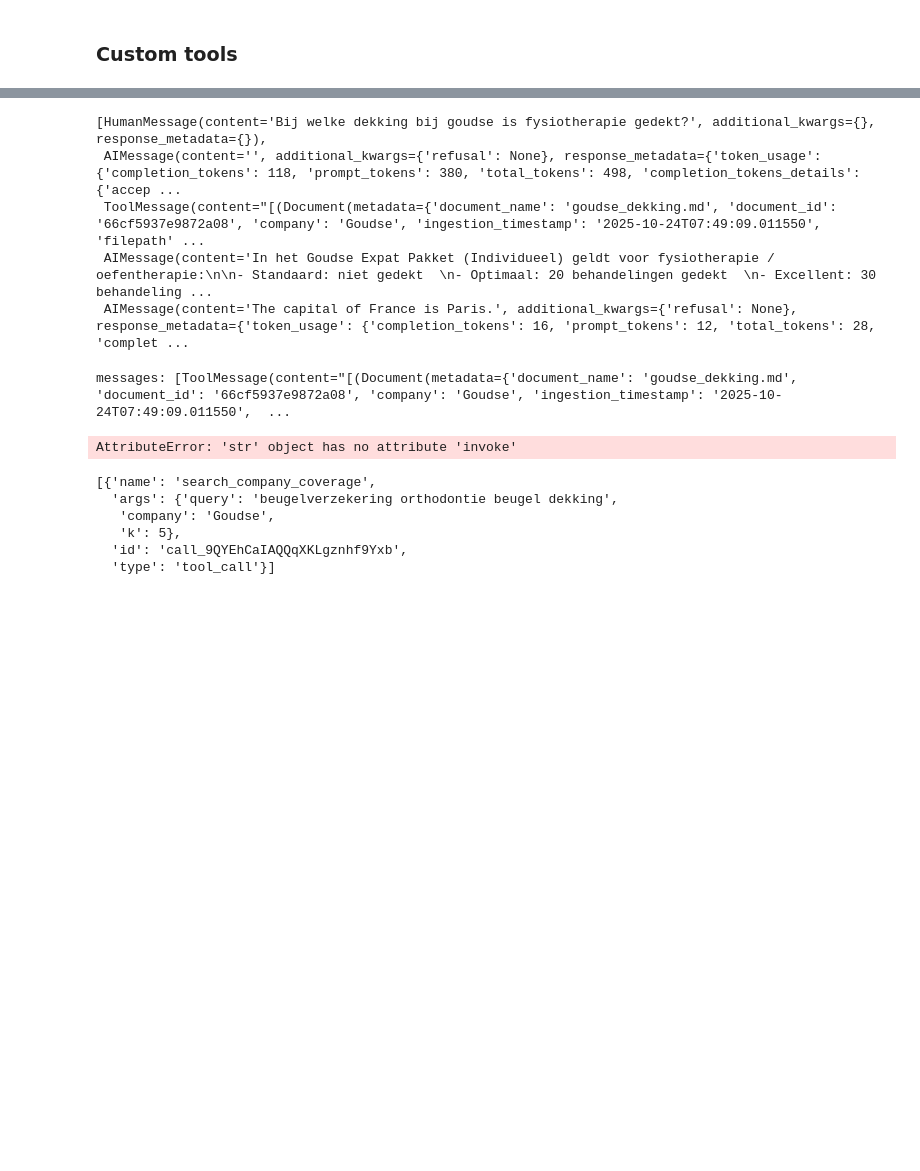
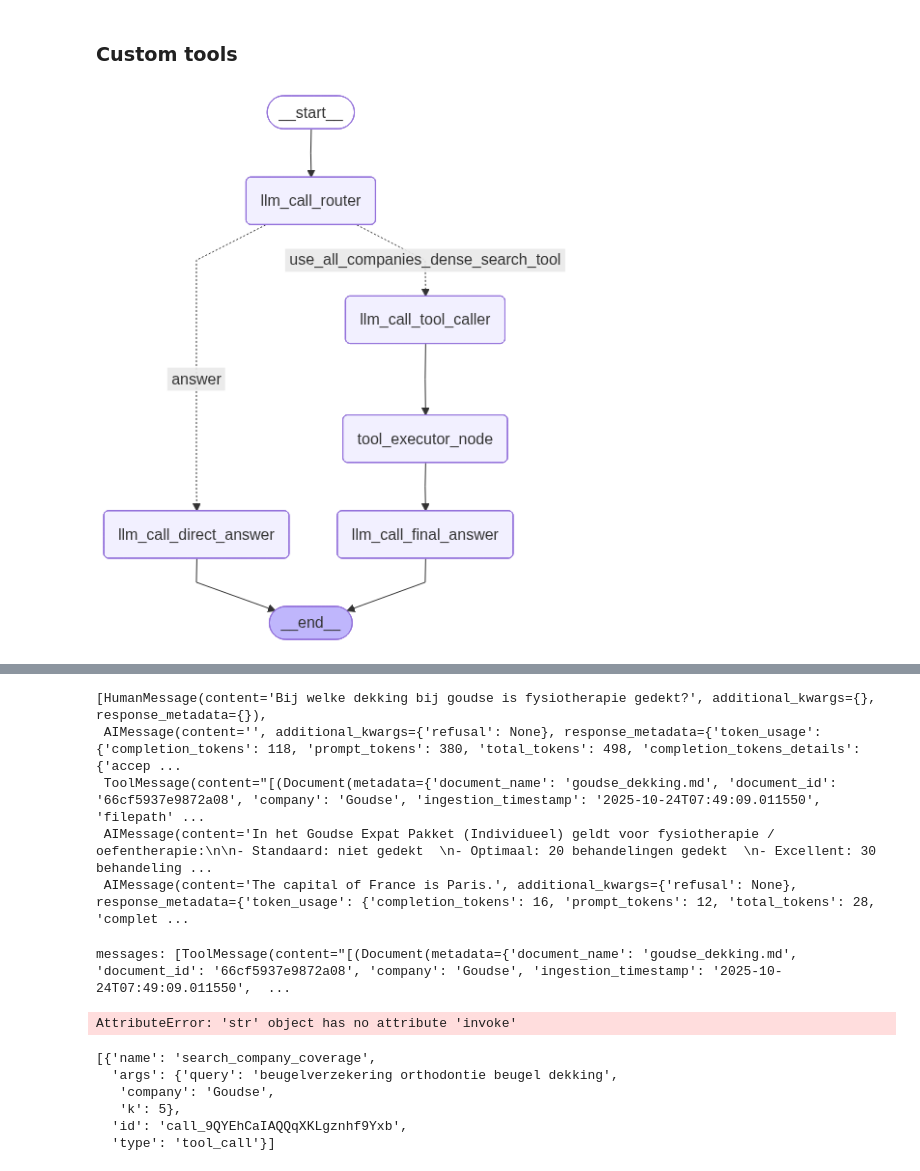
Before and after one commit to rogierdalhuisen/advies_agent, a Jupyter notebook: src/retrieval/notebook.ipynb, the cells around one changed output, grey strips where cells are left out. Drawn from its saved outputs; the diff is of its cells as text; code cells hidden in the pictures; blank space fills up the shorter version.

```diff
--- a/src/retrieval/notebook.ipynb
+++ b/src/retrieval/notebook.ipynb
@@ -71,9 +197,91 @@ vector_store = QdrantVectorStore(
 # %% [markdown]
 ### Custom tools
 # %%
-company_search_tool= create_company_search_tool(vector_store)
-search_tool = create_all_companies_dense_search_tool(vector_store)
-tools = [company_search_tool, search_tool]
+search_company_coverage_tool = create_company_search_tool(vector_store)
+search_all_coverage_dense_tool = create_all_companies_dense_search_tool(vector_store)
+tools = [search_company_coverage_tool, search_all_coverage_dense_tool]
 llm_with_tools = llm.bind_tools(tools)
 tools_by_name = {tool.name: tool for tool in tools}
-query = "ik wil fysiotherapie vergelijken voor alle beschikbare verzekeringen, gebruik een beschikbare tool"
+query = "I play fieldhockey and get a ball in my teeth, is that covered for henner insurance?"
+# %%
+class Route(BaseModel):
+    step: Literal["answer", "use_company_search_tool", "use_all_companies_dense_search_tool"] = Field(
+        ..., description="The next step in the routing process."
+    )
+
+#Augment the LLM with structured output capabilities
+router_llm = llm.with_structured_output(Route)
+
+# State
+class State(TypedDict):
+    input: str
+    decision: str
+    messages: Annotated[List[BaseMessage], operator.add]
+    output: str
+
+# Nodes
+
+def llm_call_router(state: State) -> dict[str, str]:
+    decision = router_llm.invoke(
+        [
+            SystemMessage(
+                content="Determmine whether to answer the question directly, or to use a insurance company specific search tool, or to use a tool to compare all insurance companies."
+            ),
+            HumanMessage(content=state["input"]),
+        ]
+    )
+    print(f"Router decision: {decision.step}")
+    return {"decision": decision.step}
+
+def llm_call_direct_answer(state: State) -> dict[str, Any]:
+    result = llm.invoke(state["input"])
+    return {"output": result.content}
+
+
+
+def llm_call_tool_caller(state: State) -> dict[str, Any]:
+    prompt = prompt = f"Use the correct tool to get a {state['decision']} about {state['input']}"
+    ai_msg = llm_with_tools.invoke(prompt)
+    return {"messages": [ai_msg]}
+
+tool_executor_node = ToolNode(tools)
+
+def llm_call_final_answer(state: State) -> dict[str, Any]:
+    result = llm.invoke(state["messages"])
+    return {"output": result.content}
+
+
+#Conditional edge function
+def route_decision(state: State) -> str:
+    return state["decision"]
+
+#build workflow graph
+router_builder = StateGraph(State)
+
+#Add nodes
+router_builder.add_node("llm_call_router", llm_call_router)
+router_builder.add_node("llm_call_direct_answer", llm_call_direct_answer)
+router_builder.add_node("llm_call_tool_caller", llm_call_tool_caller)
+router_builder.add_node("llm_call_final_answer", llm_call_final_answer)
+router_builder.add_node("tool_executor_node", tool_executor_node)
+
+#Add edges
+router_builder.add_edge(START, "llm_call_router")
+router_builder.add_conditional_edges(
+    "llm_call_router",
+    route_decision,
+    {
+        "answer": "llm_call_direct_answer",
+        "use_company_search_tool": "llm_call_tool_caller",
+        "use_all_companies_dense_search_tool": "llm_call_tool_caller",
+    },
+)
+router_builder.add_edge("llm_call_tool_caller", "tool_executor_node")
+router_builder.add_edge("tool_executor_node", "llm_call_final_answer")
+
+# Compile workflow
+router_workflow =router_builder.compile()
+
+display(Image(router_workflow.get_graph().draw_mermaid_png()))
+# %% [output]
+[figure, added]
```
Also changed, not shown: parts of 15 cells of this notebook, 35 other files.
